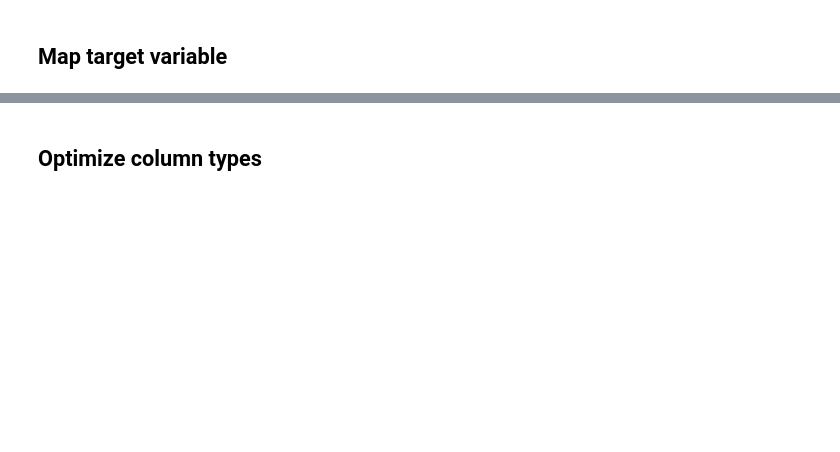
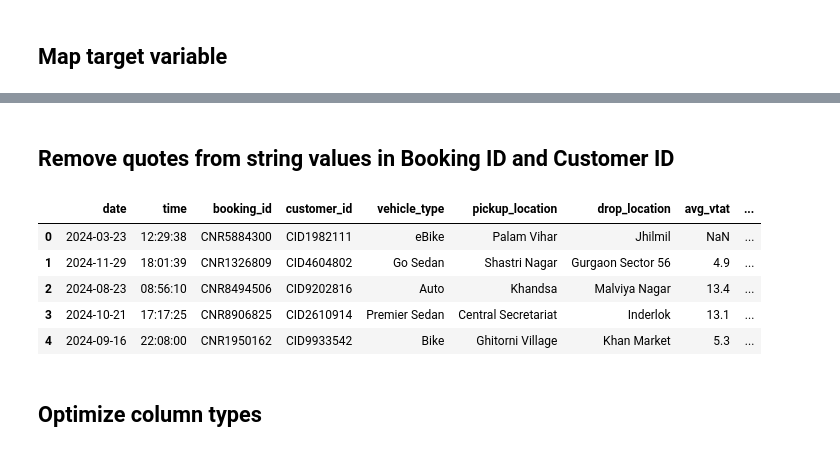
Before and after one commit to amaldu/uber-ride-cancellation-prediction, a Jupyter notebook: uber-analysis/notebooks/03_initial_data_inspection.ipynb, the cells around one changed output, grey strips where cells are left out. Saved outputs shown, nothing was run; the diff lists cells and outputs as text; code cells hidden in the pictures; blank space fills up the shorter version.

```diff
--- a/uber-analysis/notebooks/03_initial_data_inspection.ipynb
+++ b/uber-analysis/notebooks/03_initial_data_inspection.ipynb
@@ -119,2 +104,21 @@ data.head()
+# %% [markdown]
+## Remove quotes from string values in Booking ID and Customer ID
+# %%
+df_clean_quotes = df_target_mapped.copy()
+
+cols_with_quotes = ["booking_id",
+                    "customer_id"]
+
+for col in cols_with_quotes:
+    df_clean_quotes[col] = df_clean_quotes[col].str.strip('"')
+
+df_clean_quotes.head()
+# %% [output]
+|  | date | time | booking_id | customer_id | vehicle_type | pickup_location | drop_location | avg_vtat | ... |
+| 0 | 2024-03-23 | 12:29:38 | CNR5884300 | CID1982111 | eBike | Palam Vihar | Jhilmil | NaN | ... |
+| 1 | 2024-11-29 | 18:01:39 | CNR1326809 | CID4604802 | Go Sedan | Shastri Nagar | Gurgaon Sector 56 | 4.9 | ... |
+| 2 | 2024-08-23 | 08:56:10 | CNR8494506 | CID9202816 | Auto | Khandsa | Malviya Nagar | 13.4 | ... |
+| 3 | 2024-10-21 | 17:17:25 | CNR8906825 | CID2610914 | Premier Sedan | Central Secretariat | Inderlok | 13.1 | ... |
+| 4 | 2024-09-16 | 22:08:00 | CNR1950162 | CID9933542 | Bike | Ghitorni Village | Khan Market | 5.3 | ... |
 # %% [markdown]
 ## Optimize column types
```
Also changed, not shown: parts of 17 cells of this notebook.
